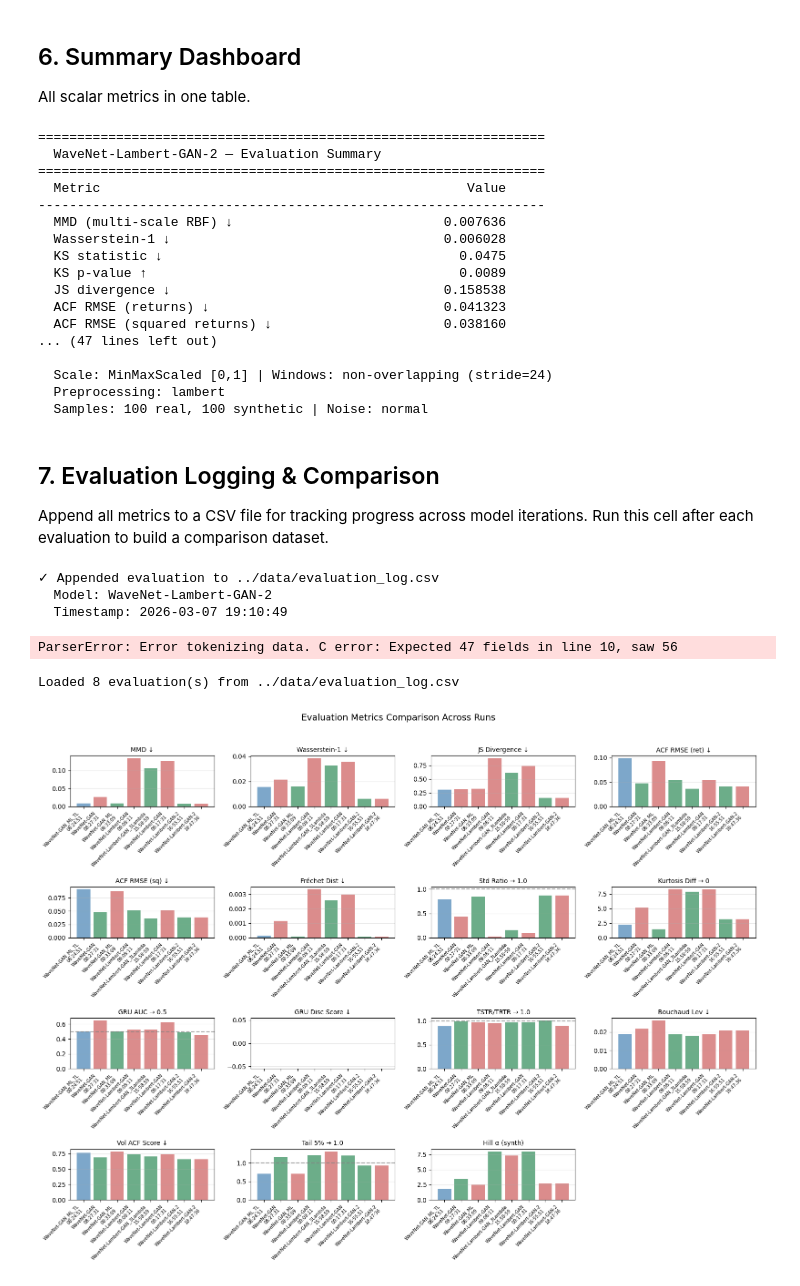
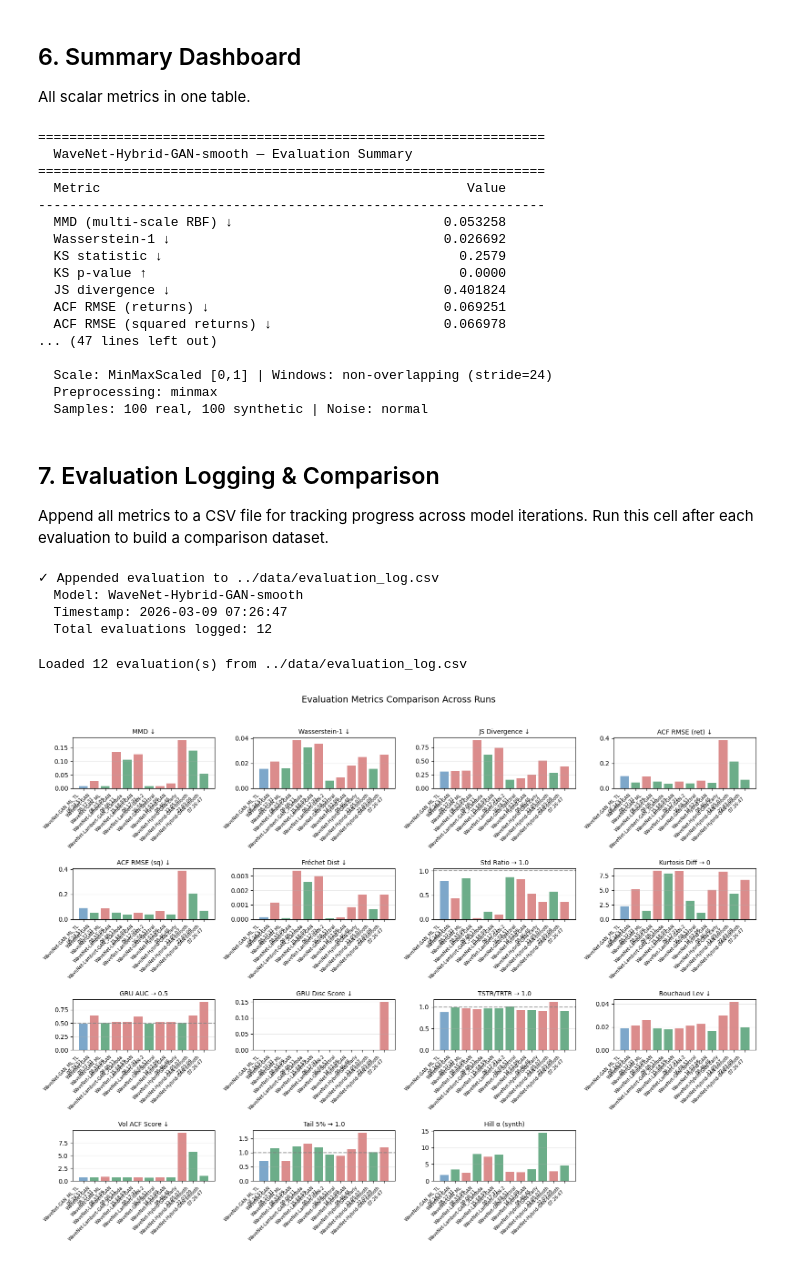
Before and after one commit to docdude/syntethic-financial-data, a Jupyter notebook: notebooks/09_evaluation.ipynb, the cells around one changed output. Drawn from its saved outputs; the diff is of its cells as text; code cells hidden in the pictures.

```diff
--- a/notebooks/09_evaluation.ipynb
+++ b/notebooks/09_evaluation.ipynb
@@ -32,8 +32,8 @@ Change this cell to switch between models.
 # different generator.  Everything downstream is parameterized.
 # ============================================================
 
-MODEL_NAME       = 'WaveNet-Lambert-GAN-2'
-GENERATOR_PATH   = '../models/wavenet_lambert_generator.keras'
+MODEL_NAME       = 'WaveNet-Hybrid-GAN-smooth'
+GENERATOR_PATH   = '../models/hybrid_wavenet_generator_early.keras'
 NOISE_TYPE       = 'normal'    # 'normal' for WaveNet / Hybrid, 'uniform' for TimeGAN
 Z_DIM            = 32          # latent dimension (must match training)
 SEQ_LEN          = 24         # sequence length (must match training)
@@ -43,12 +43,12 @@ N_SAMPLES        = 100        # synthetic sequences to generate
 # --- Preprocessing pipeline ---
 # 'minmax'  : MinMaxScaler [0,1] — WaveNet-GAN (NB07), TimeGAN, etc.
 # 'lambert' : StandardScaler → Gaussianize → StandardScaler (3-stage, no CDF) — NB12
-PREPROCESSING    = 'lambert'
+PREPROCESSING    = 'minmax'
 
 # --- Hybrid-specific: multi-model pipeline ---
 # Set to None for single-model generators (e.g. pure WaveNet GAN)
-SUPERVISOR_PATH  =  None #'../models/hybrid_wavenet_supervisor.keras'
-RECOVERY_PATH    =  None #'../models/hybrid_wavenet_recovery.keras'
+SUPERVISOR_PATH  =  '../models/hybrid_wavenet_supervisor_early.keras'
+RECOVERY_PATH    =  '../models/hybrid_wavenet_recovery_early.keras'
 
 # ============================================================
 # Example configs (uncomment one block):
@@ -1244,21 +1235,21 @@ print(f"  Preprocessing: {PREPROCESSING}")
 print(f"  Samples: {n_eval} real, {n_eval} synthetic | Noise: {NOISE_TYPE}")
 # %% [output]
 =================================================================
-  WaveNet-Lambert-GAN-2 — Evaluation Summary
+  WaveNet-Hybrid-GAN-smooth — Evaluation Summary
 =================================================================
   Metric                                               Value
 -----------------------------------------------------------------
-  MMD (multi-scale RBF) ↓                           0.007636
-  Wasserstein-1 ↓                                   0.006028
-  KS statistic ↓                                      0.0475
-  KS p-value ↑                                        0.0089
-  JS divergence ↓                                   0.158538
-  ACF RMSE (returns) ↓                              0.041323
-  ACF RMSE (squared returns) ↓                      0.038160
+  MMD (multi-scale RBF) ↓                           0.053258
+  Wasserstein-1 ↓                                   0.026692
+  KS statistic ↓                                      0.2579
+  KS p-value ↑                                        0.0000
+  JS divergence ↓                                   0.401824
+  ACF RMSE (returns) ↓                              0.069251
+  ACF RMSE (squared returns) ↓                      0.066978
 ... (47 lines left out)
 
   Scale: MinMaxScaled [0,1] | Windows: non-overlapping (stride=24)
-  Preprocessing: lambert
+  Preprocessing: minmax
   Samples: 100 real, 100 synthetic | Noise: normal
 # %% [markdown]
 ## 7. Evaluation Logging & Comparison
@@ -1359,16 +1350,16 @@ eval_record = {
 
 # ============================================================
 # Append to CSV — handles schema evolution safely
-# When new metrics are added, existing rows get NaN for missing columns
-# instead of silently creating malformed CSV rows.
+# Strip existing column names to prevent duplication from whitespace mismatch
+# (old CSV had space-padded column names, causing "timestamp" ≠ "timestamp   ")
 # ============================================================
 EVAL_LOG_PATH = '../data/evaluation_log.csv'
 
 eval_df = pd.DataFrame([eval_record])
 
 if os.path.exists(EVAL_LOG_PATH):
-    # Read existing log, concat to auto-align columns (new cols get NaN for old rows)
     existing_df = pd.read_csv(EVAL_LOG_PATH)
+    existing_df.columns = existing_df.columns.str.strip()  # prevent duplicate columns
     combined_df = pd.concat([existing_df, eval_df], ignore_index=True)
     combined_df.to_csv(EVAL_LOG_PATH, index=False)
     print(f"✓ Appended evaluation to {EVAL_LOG_PATH}")
@@ -1387,9 +1378,9 @@ log_df = pd.read_csv(EVAL_LOG_PATH)
 print(f"  Total evaluations logged: {len(log_df)}")
 # %% [output]
 ✓ Appended evaluation to ../data/evaluation_log.csv
-  Model: WaveNet-Lambert-GAN-2
-  Timestamp: 2026-03-07 19:10:49
+  Model: WaveNet-Hybrid-GAN-smooth
+  Timestamp: 2026-03-09 07:26:47
+  Total evaluations logged: 12
-ParserError: Error tokenizing data. C error: Expected 47 fields in line 10, saw 56
 # %%
 # ============================================================
 # Load and visualize evaluation history
@@ -1444,8 +1435,10 @@ else:
         fig, axes = plt.subplots(n_rows, n_cols, figsize=(16, 3 * n_rows))
         axes = axes.flatten()
 
-        # X-axis: model names with timestamps (truncated)
-        x_labels = [f"{row['model_name']}\n{row['timestamp'][-8:]}"
+        # X-axis: model names with timestamps (truncated, NaN-safe)
+        x_labels = [f"{row['model_name']}\n{str(row['timestamp'])[-8:]}"
+                    if pd.notna(row['timestamp'])
+                    else str(row['model_name'])
                     for _, row in log_df.iterrows()]
         x = np.arange(len(log_df))
 
@@ -1474,35 +1467,35 @@ else:
             ax.set_title(cfg['label'], fontsize=10)
             ax.set_xticks(x)
             ax.set_xticklabels(x_labels, rotation=45, ha='right', fontsize=7)
 
             # Add target line if applicable
             if 'target' in cfg:
                 ax.axhline(cfg['target'], color='gray', linestyle='--', alpha=0.7)
 
             ax.grid(True, alpha=0.3, axis='y')
 
         # Hide unused axes
         for j in range(len(available_metrics), len(axes)):
             axes[j].set_visible(False)
 
         plt.suptitle('Evaluation Metrics Comparison Across Runs', fontsize=14, y=1.02)
         plt.tight_layout()
         plt.show()
 
         # Summary table of recent runs
         print("\n" + "=" * 80)
         print("Recent Evaluations (last 5):")
         print("=" * 80)
         display_cols = ['timestamp', 'model_name', 'mmd', 'gru_auc', 'std_ratio',
                         'kurtosis_diff', 'tstr_trtr_ratio']
         display_cols = [c for c in display_cols if c in log_df.columns]
         print(log_df[display_cols].tail(5).to_string(index=False))
     else:
         print("Only 1 evaluation in log. Run more evaluations to compare.")
         print(log_df.T)
 # %% [output]
-Loaded 8 evaluation(s) from ../data/evaluation_log.csv
+Loaded 12 evaluation(s) from ../data/evaluation_log.csv
-[figure, old version]
+[figure, new version]
 ================================================================================
 Recent Evaluations (last 5):
 ================================================================================
```
Also changed, not shown: parts of 19 cells of this notebook, 2 other files.
